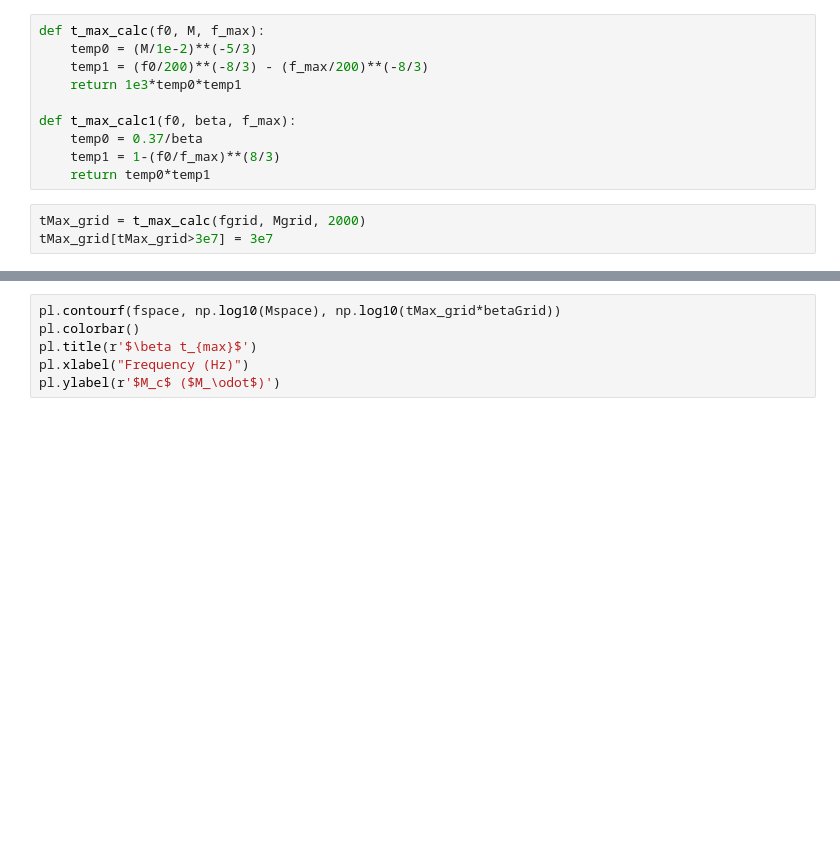
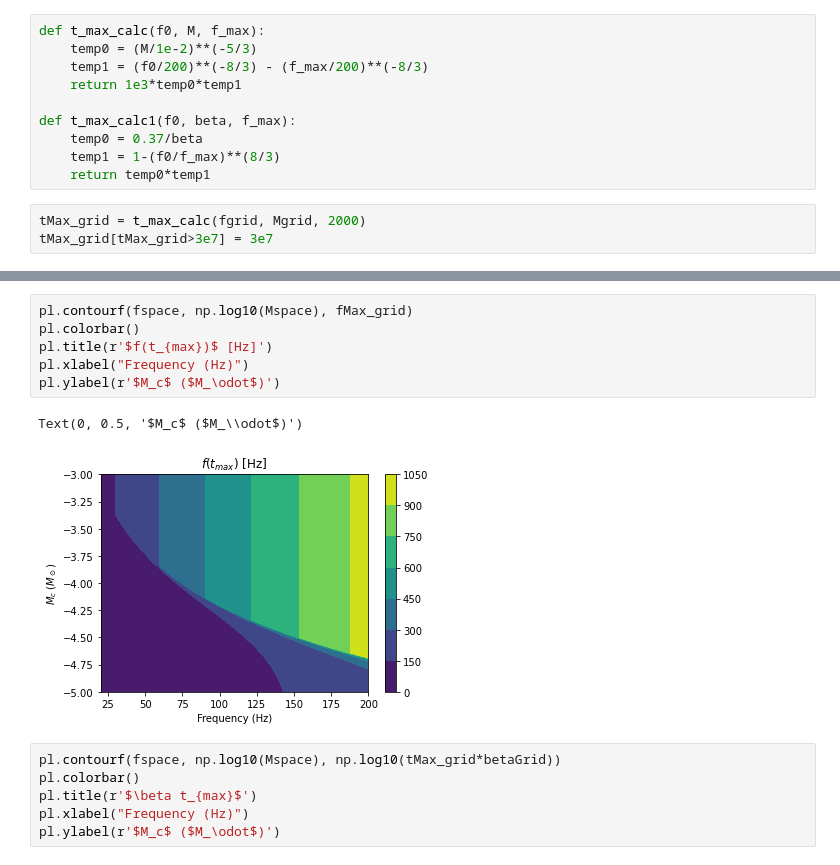
Before and after one commit to Lu-Neil/PBHs, a Jupyter notebook: Resampling/POC + understanding analytics.ipynb, the cells around one changed output, grey strips where cells are left out. Saved outputs shown, nothing was run; the diff lists cells and outputs as text; blank space fills up the shorter version.

```diff
--- a/Resampling/POC + understanding analytics.ipynb
+++ b/Resampling/POC + understanding analytics.ipynb
@@ -181,3 +190,12 @@ Text(0, 0.5, '$M_c$ ($M_\\odot$)')
+# %%
+pl.contourf(fspace, np.log10(Mspace), fMax_grid)
+pl.colorbar()
+pl.title(r'$f(t_{max})$ [Hz]')
+pl.xlabel("Frequency (Hz)")
+pl.ylabel(r'$M_c$ ($M_\odot$)')
+# %% [output]
+Text(0, 0.5, '$M_c$ ($M_\\odot$)')
+[figure, added]
 # %%
 pl.contourf(fspace, np.log10(Mspace), np.log10(tMax_grid*betaGrid))
 pl.colorbar()
```
Also changed, not shown: parts of 8 cells of this notebook, 3 other files.
